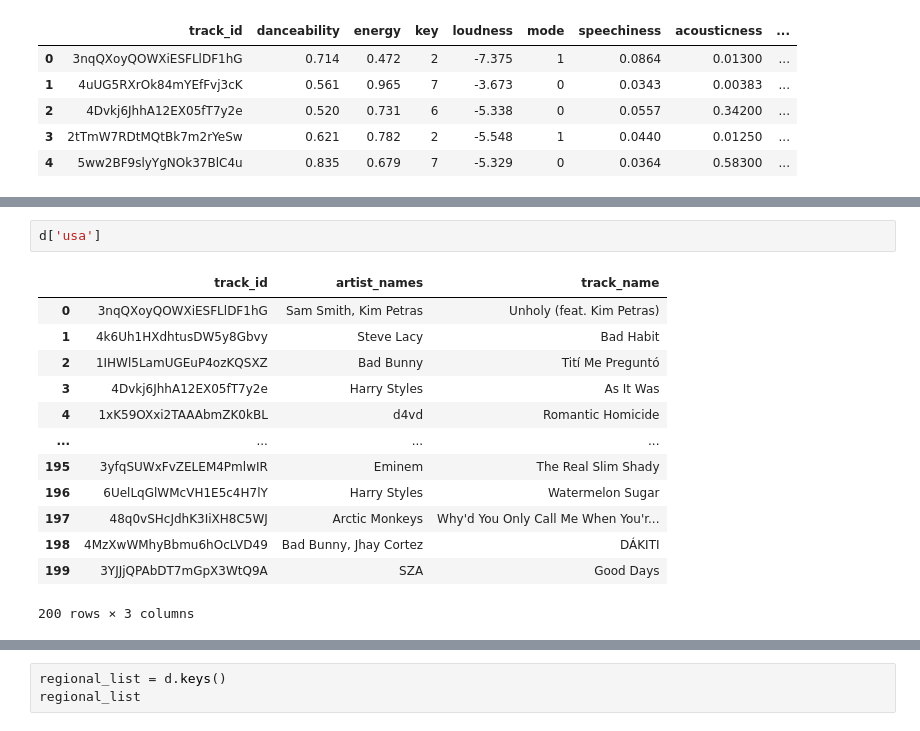
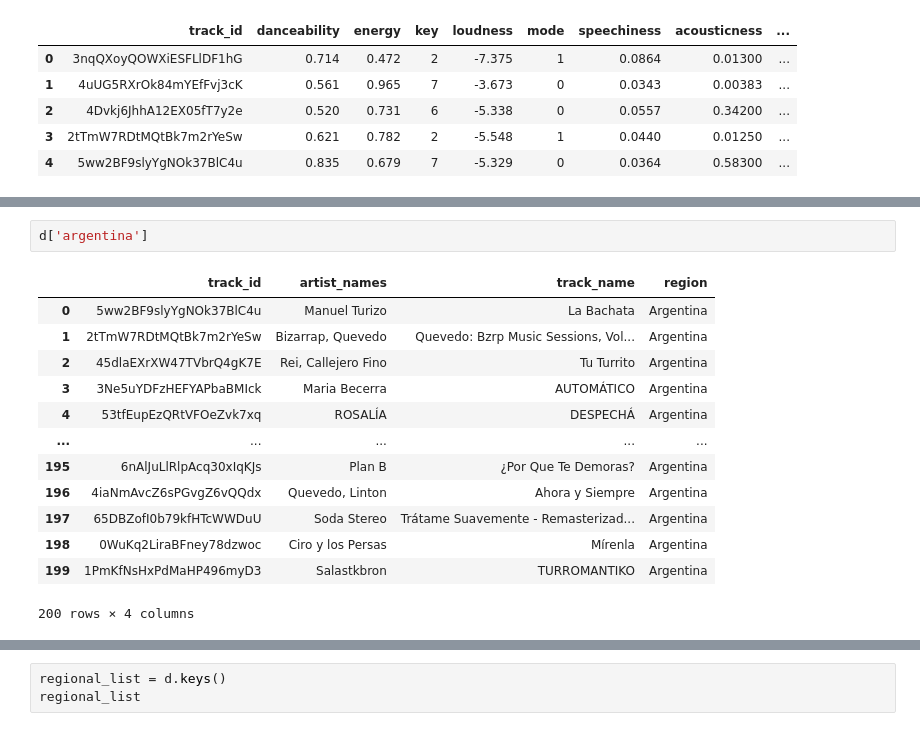
Before and after one commit to Flores-Kevin/rage-against-machine-learning, a Jupyter notebook: testing.ipynb, the cells around one changed output, grey strips where cells are left out. Drawn from its saved outputs; the diff is of its cells as text.

```diff
--- a/testing.ipynb
+++ b/testing.ipynb
@@ -342,16 +313,16 @@ for key in regional_files:
 # %%
-d['usa']
+d['argentina']
 # %% [output]
-|  | track_id | artist_names | track_name |
-| 0 | 3nqQXoyQOWXiESFLlDF1hG | Sam Smith, Kim Petras | Unholy (feat. Kim Petras) |
-| 1 | 4k6Uh1HXdhtusDW5y8Gbvy | Steve Lacy | Bad Habit |
-| 2 | 1IHWl5LamUGEuP4ozKQSXZ | Bad Bunny | Tití Me Preguntó |
-| 3 | 4Dvkj6JhhA12EX05fT7y2e | Harry Styles | As It Was |
-| 4 | 1xK59OXxi2TAAAbmZK0kBL | d4vd | Romantic Homicide |
-| ... | ... | ... | ... |
-| 195 | 3yfqSUWxFvZELEM4PmlwIR | Eminem | The Real Slim Shady |
-| 196 | 6UelLqGlWMcVH1E5c4H7lY | Harry Styles | Watermelon Sugar |
-| 197 | 48q0vSHcJdhK3IiXH8C5WJ | Arctic Monkeys | Why'd You Only Call Me When You'r... |
-| 198 | 4MzXwWMhyBbmu6hOcLVD49 | Bad Bunny, Jhay Cortez | DÁKITI |
-| 199 | 3YJJjQPAbDT7mGpX3WtQ9A | SZA | Good Days |
+|  | track_id | artist_names | track_name | region |
+| 0 | 5ww2BF9slyYgNOk37BlC4u | Manuel Turizo | La Bachata | Argentina |
+| 1 | 2tTmW7RDtMQtBk7m2rYeSw | Bizarrap, Quevedo | Quevedo: Bzrp Music Sessions, Vol... | Argentina |
+| 2 | 45dlaEXrXW47TVbrQ4gK7E | Rei, Callejero Fino | Tu Turrito | Argentina |
+| 3 | 3Ne5uYDFzHEFYAPbaBMIck | Maria Becerra | AUTOMÁTICO | Argentina |
+| 4 | 53tfEupEzQRtVFOeZvk7xq | ROSALÍA | DESPECHÁ | Argentina |
+| ... | ... | ... | ... | ... |
+| 195 | 6nAlJuLlRlpAcq30xIqKJs | Plan B | ¿Por Que Te Demoras? | Argentina |
+| 196 | 4iaNmAvcZ6sPGvgZ6vQQdx | Quevedo, Linton | Ahora y Siempre | Argentina |
+| 197 | 65DBZofI0b79kfHTcWWDuU | Soda Stereo | Trátame Suavemente - Remasterizad... | Argentina |
+| 198 | 0WuKq2LiraBFney78dzwoc | Ciro y los Persas | Mírenla | Argentina |
+| 199 | 1PmKfNsHxPdMaHP496myD3 | Salastkbron | TURROMANTIKO | Argentina |
-200 rows × 3 columns
+200 rows × 4 columns
```
Also changed, not shown: parts of 12 cells of this notebook.
